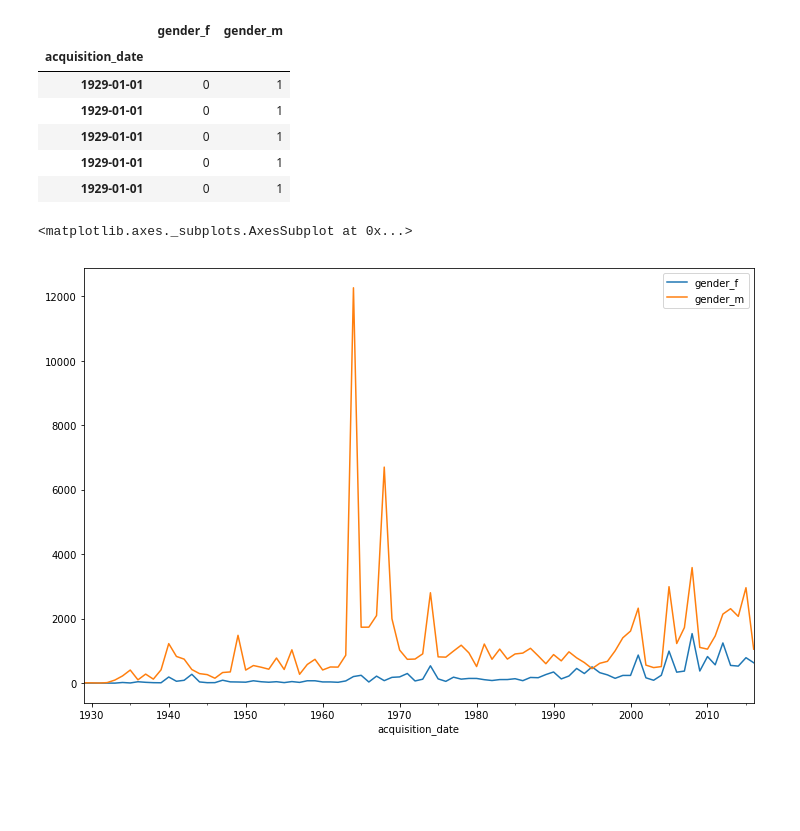
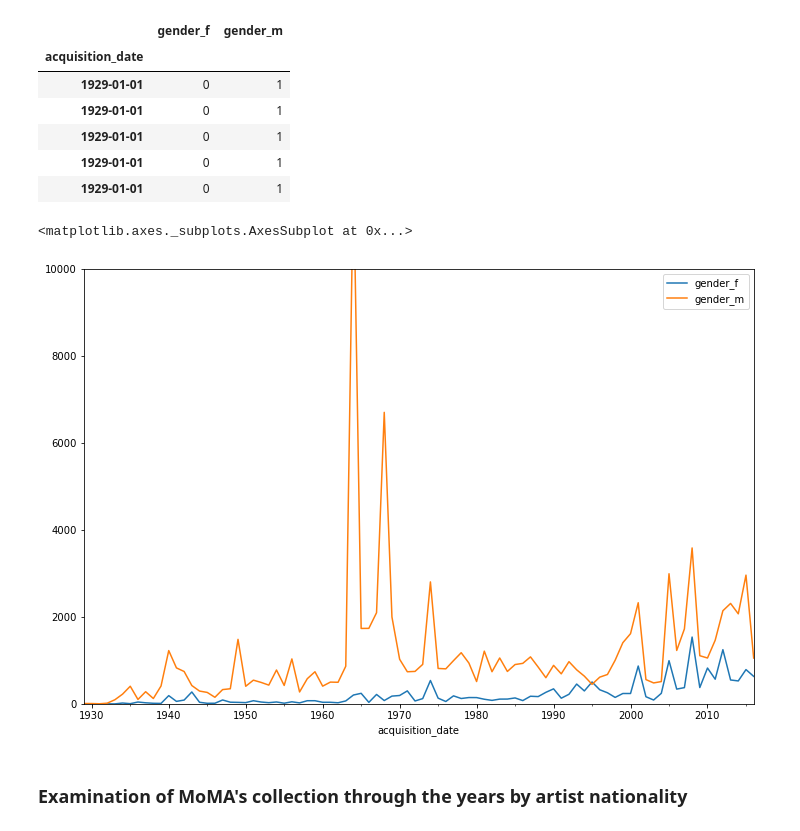
Before and after one commit to energyjs/moma, a Jupyter notebook: analysis.ipynb, the cells around one changed output. Drawn from its saved outputs; the diff is of its cells as text; code cells hidden in the pictures; blank space fills up the shorter version.

```diff
--- a/analysis.ipynb
+++ b/analysis.ipynb
@@ -87,8 +91,14 @@ gender_by_acquisition_year = \
             'gender_f',
             'gender_m']\
         .sum()
-# %%
-gender_by_acquisition_year.plot(figsize=(12,8))
-# %% [output]
-<matplotlib.axes._subplots.AxesSubplot at 0x...>
-[figure, removed]
+# %%
+fig = plt.figure(figsize=(12,8))
+ax = fig.add_subplot(111)
+ax.set_ylim(0, 10000)
+
+gender_by_acquisition_year.plot(ax=ax)
+# %% [output]
+<matplotlib.axes._subplots.AxesSubplot at 0x...>
+[figure, added]
+# %% [markdown]
+### Examination of MoMA's collection through the years by artist nationality
```
Also changed, not shown: parts of 9 cells of this notebook.
